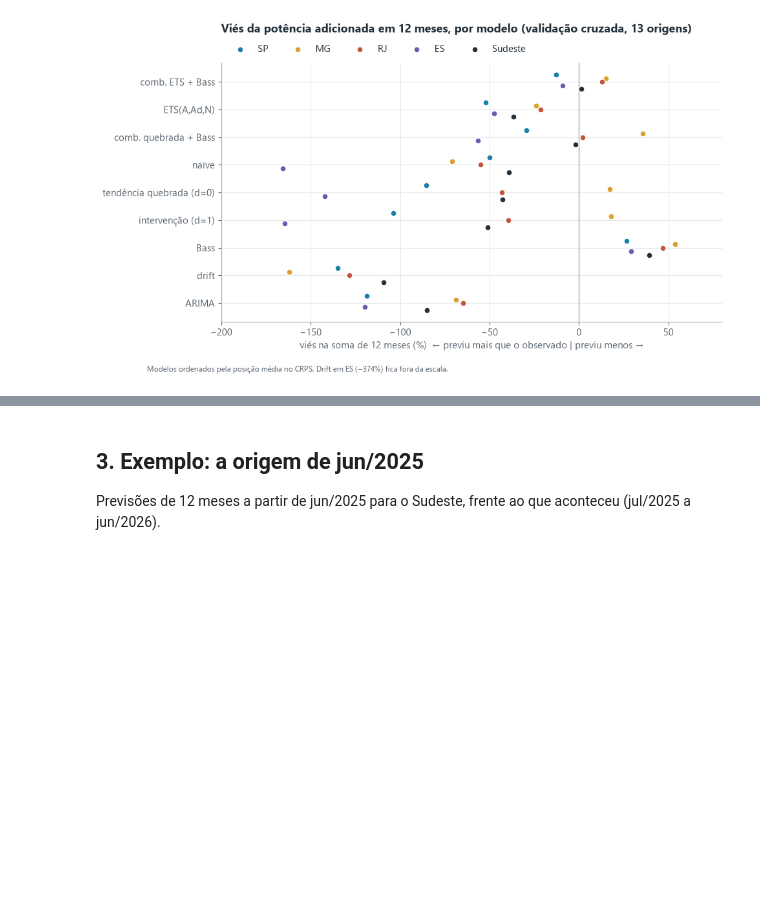
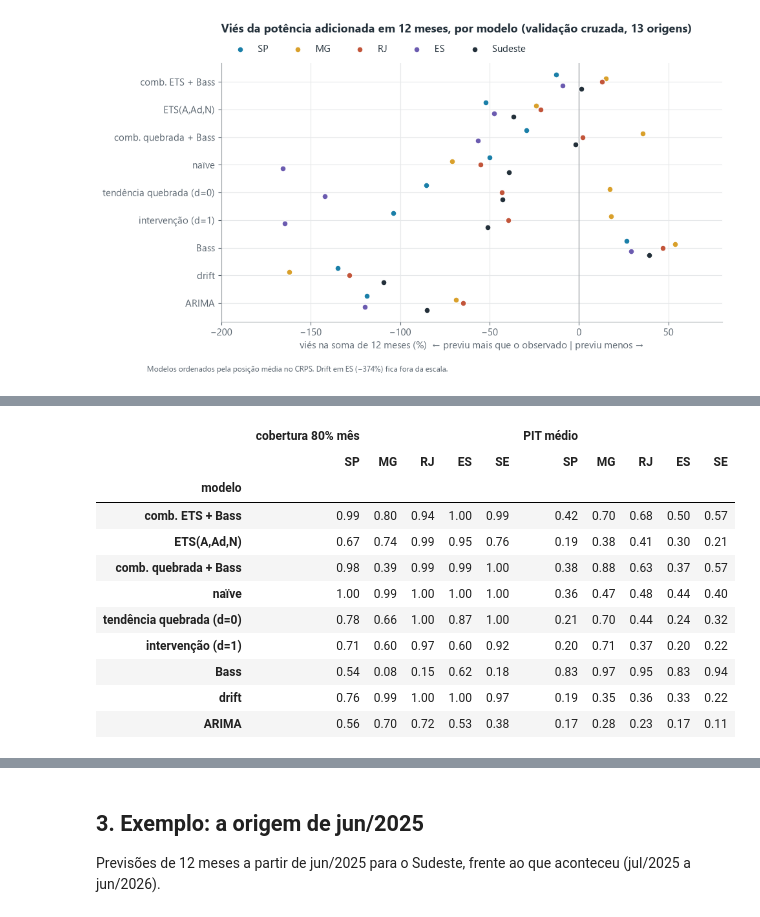
Before and after one commit to BrunoWolf03/IND2616-ProjetoMMGD, a Jupyter notebook: notebooks/04_comparacao.ipynb, the cells around one changed output, grey strips where cells are left out. Cells and saved outputs as stored; diff of their text form; code cells hidden in the pictures; blank space fills up the shorter version.

```diff
--- a/notebooks/04_comparacao.ipynb
+++ b/notebooks/04_comparacao.ipynb
@@ -160 +170,19 @@ fig.savefig(RES / "comparacao_vies.png")
+# %%
+calib = pd.concat({uf: M.calibracao_cv(cv[cv.uf == uf]) for uf in TODAS})
+cob = calib["cobertura 80% mês"].unstack(0)[TODAS]
+pit = calib["PIT médio"].unstack(0)[TODAS]
+pd.concat({"cobertura 80% mês": cob, "PIT médio": pit}, axis=1).loc[ordem].round(2)
+# %% [output]
+|  | cobertura 80% mês |  |  |  |  | PIT médio |  |  |  |  |
+|  | SP | MG | RJ | ES | SE | SP | MG | RJ | ES | SE |
+| modelo |  |  |  |  |  |  |  |  |  |  |
+| comb. ETS + Bass | 0.99 | 0.80 | 0.94 | 1.00 | 0.99 | 0.42 | 0.70 | 0.68 | 0.50 | 0.57 |
+| ETS(A,Ad,N) | 0.67 | 0.74 | 0.99 | 0.95 | 0.76 | 0.19 | 0.38 | 0.41 | 0.30 | 0.21 |
+| comb. quebrada + Bass | 0.98 | 0.39 | 0.99 | 0.99 | 1.00 | 0.38 | 0.88 | 0.63 | 0.37 | 0.57 |
+| naïve | 1.00 | 0.99 | 1.00 | 1.00 | 1.00 | 0.36 | 0.47 | 0.48 | 0.44 | 0.40 |
+| tendência quebrada (d=0) | 0.78 | 0.66 | 1.00 | 0.87 | 1.00 | 0.21 | 0.70 | 0.44 | 0.24 | 0.32 |
+| intervenção (d=1) | 0.71 | 0.60 | 0.97 | 0.60 | 0.92 | 0.20 | 0.71 | 0.37 | 0.20 | 0.22 |
+| Bass | 0.54 | 0.08 | 0.15 | 0.62 | 0.18 | 0.83 | 0.97 | 0.95 | 0.83 | 0.94 |
+| drift | 0.76 | 0.99 | 1.00 | 1.00 | 0.97 | 0.19 | 0.35 | 0.36 | 0.33 | 0.22 |
+| ARIMA | 0.56 | 0.70 | 0.72 | 0.53 | 0.38 | 0.17 | 0.28 | 0.23 | 0.17 | 0.11 |
 # %% [markdown]
```
Also changed, not shown: parts of 4 cells of this notebook, 4 other files.
